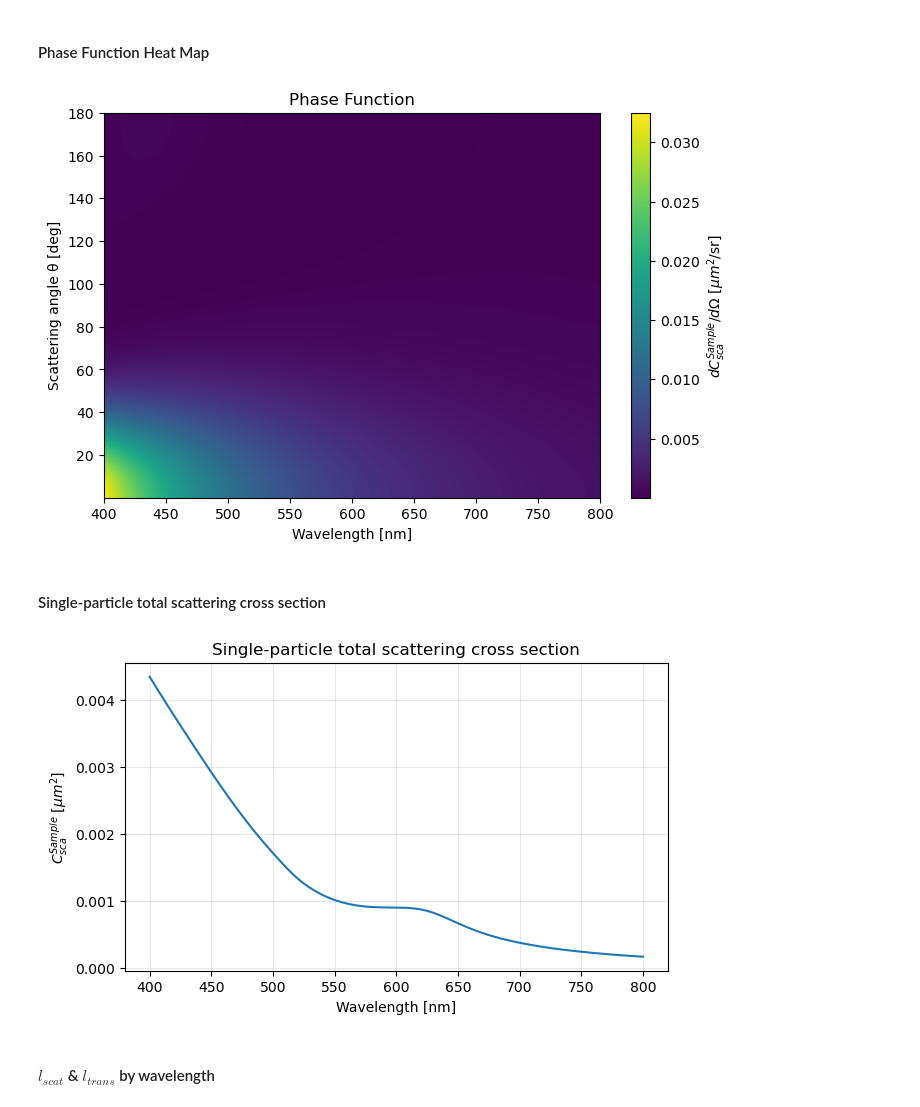
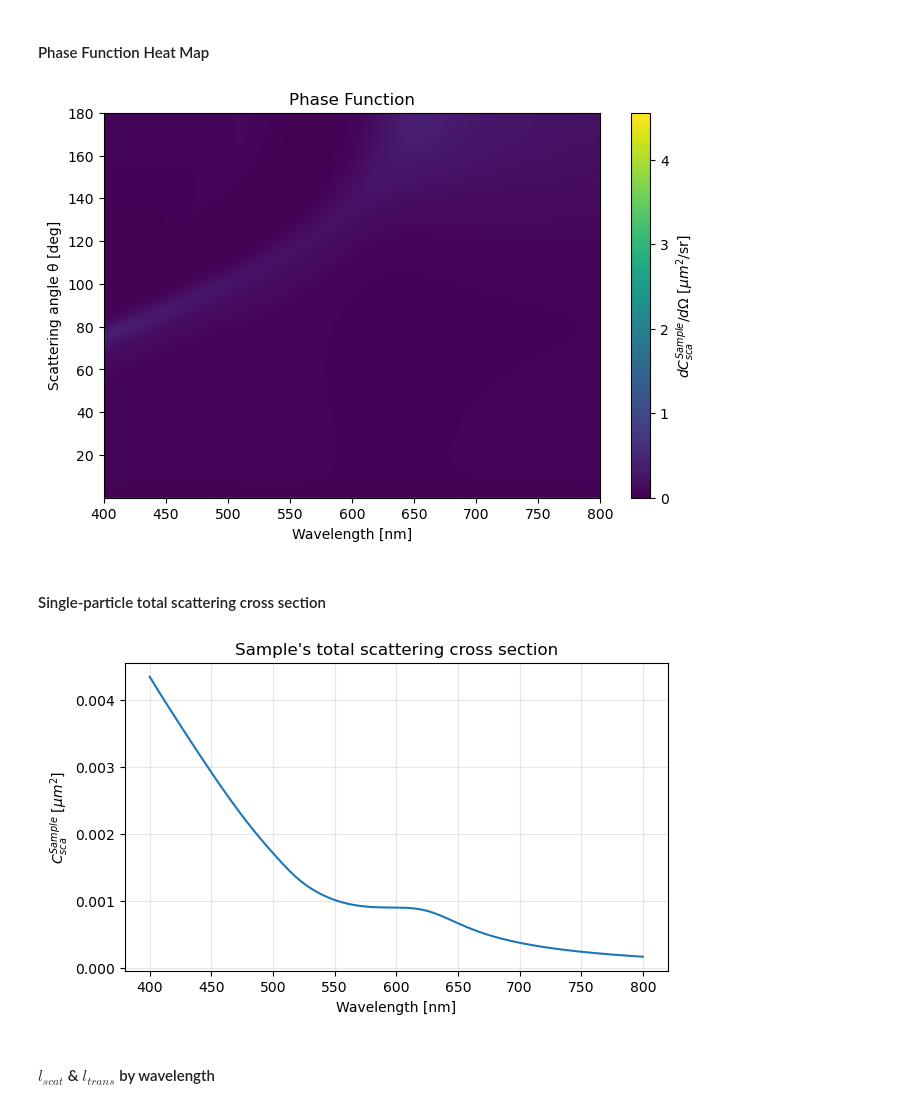
Before and after one commit to Jaehun-Kim-Brian/MonteCarloPhG, a Jupyter notebook: sim_class_valid.ipynb, the cells around one changed output. Cells and saved outputs as stored; diff of their text form; code cells hidden in the pictures.

```diff
--- a/sim_class_valid.ipynb
+++ b/sim_class_valid.ipynb
@@ -340,18 +400,18 @@ l_scat_list = np.asarray(l_scat_list)
 # %%
 plt.figure(figsize=(8, 5))
 plt.imshow(
-    mie_map,
+    phase_map,
     extent=[wvls[0]*1000, wvls[-1]*1000, theta_deg[0], theta_deg[-1]],
     aspect="auto",
     origin="lower"
 )
 plt.colorbar(label=r"$dC_{sca}^{Sample}/d\Omega$ [$\mu m^2$/sr]")
 plt.xlabel("Wavelength [nm]")
 plt.ylabel("Scattering angle θ [deg]")
 plt.title("Phase Function")
 plt.show()
 # %% [output]
-[figure, old version]
+[figure, new version]
 # %% [markdown]
 #### Single-particle total scattering cross section
 # %%
@@ -359,11 +419,11 @@ plt.figure(figsize=(7, 4))
 plt.plot(wvl_array * 1000, csca_sample_list)
 plt.xlabel("Wavelength [nm]")
 plt.ylabel(r"$C_{sca}^{Sample}$ [$\mu m^2$]")
-plt.title("Single-particle total scattering cross section")
+plt.title("Sample's total scattering cross section")
 plt.grid(True, alpha=0.3)
 plt.show()
 # %% [output]
-[figure, old version]
+[figure, new version]
 # %% [markdown]
 #### $l_{scat}$ & $l_{trans}$ by wavelength
 # %% [markdown]
```
Also changed, not shown: parts of 26 cells of this notebook, 20 other files.
